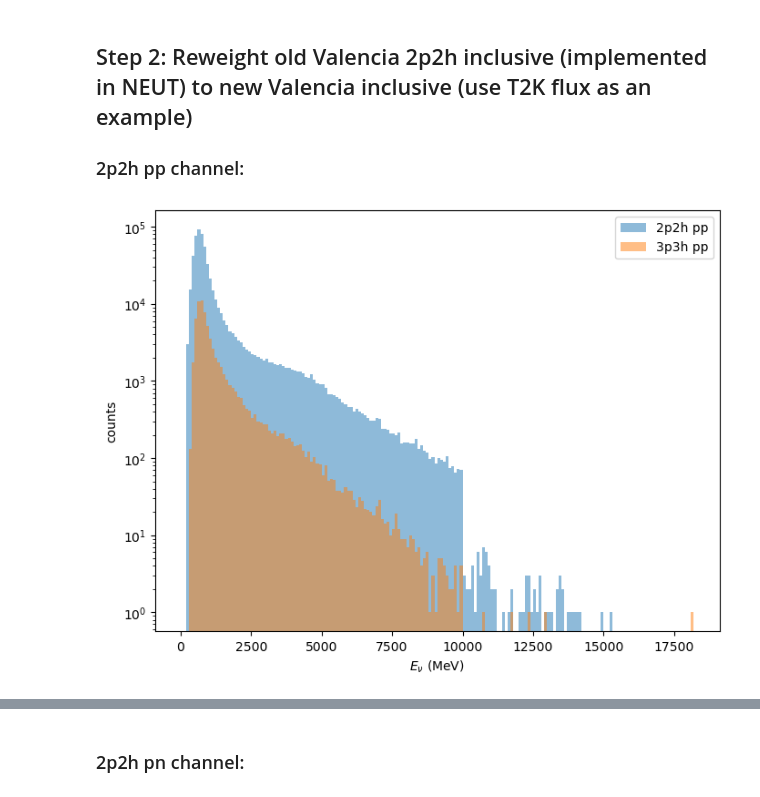
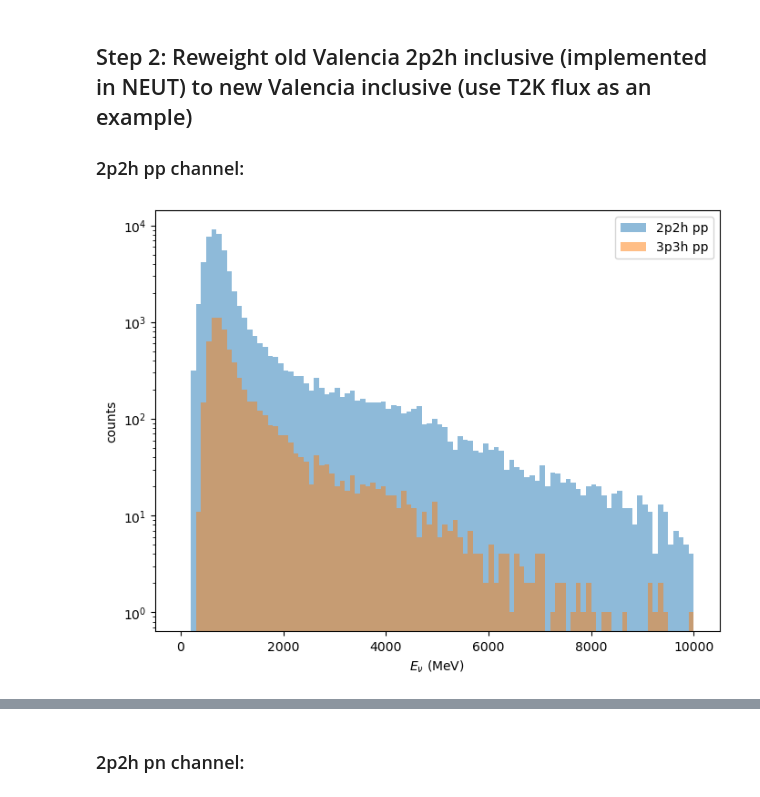
Before and after one commit to lgiannes/BDTReweight, a Jupyter notebook: examples/Valencia_2p2h_NEUT_OldValencia_to_inclusive_to_exclusive_reweight copy.ipynb, the cells around one changed output, grey strips where cells are left out. Saved outputs shown, nothing was run; the diff lists cells and outputs as text; code cells hidden in the pictures.

Commit message:
Focus on Enu < 10GeV old Valencia (NEUT) events; ensure new Valencia inclusive / exclusive has nucleon1 as leading nucleon, nucleon2 as subleading proton

```diff
--- a/examples/Valencia_2p2h_NEUT_OldValencia_to_inclusive_to_exclusive_reweight copy.ipynb
+++ b/examples/Valencia_2p2h_NEUT_OldValencia_to_inclusive_to_exclusive_reweight copy.ipynb
@@ -15,7 +15,8 @@ import numpy as np
 oldInclusive = {}
 newInclusive = {}
 newExclusive = {}
-size = 1000000
+# size = 1000000
+size = 100000
 # %% [markdown]
 ## Step 1: Deal with NEUT old Valencia 3p3h final state events
 
@@ -26,9 +27,14 @@ size = 1000000
 # old Valencia inclusive as implemented in NEUT: (total entries: 10000000)
 tree_neut = NuisanceFlatTree('/exp/minerva/data/users/zihaolin/MC_outputs/Valencia/NEUT_output_files/NEUT:OldValencia_2p2h_t2kFlux_10k.root.GenericVectors.root',
         entry_start = 0, entry_stop = size)
+
+# drop Enu > 10 GeV events for now
+tree_neut.update_tree_with_mask(tree_neut._flattree_vars['Enu_true'] <= 10.0)
+
 # 3p3h events has nfsp == 4
 mask = tree_neut._flattree_vars.nfsp == 4
 tree_neut.update_tree_with_mask(mask)
+
 
 
 fsp_pdg = tree_neut._flattree_vars['pdg'][:,1:]
@@ -63,6 +69,10 @@ weight_channel = 'weight_pp'
 # old Valencia inclusive as implemented in NEUT: (total entries: 10000000)
 tree_neut = NuisanceFlatTree('/exp/minerva/data/users/zihaolin/MC_outputs/Valencia/NEUT_output_files/NEUT:OldValencia_2p2h_t2kFlux_10k.root.GenericVectors.root',
         entry_start = 0, entry_stop = size)
+
+# drop Enu > 10 GeV events for now
+tree_neut.update_tree_with_mask(tree_neut._flattree_vars['Enu_true'] <= 10.0)
+
 mask = tree_neut.get_mask_topology({'muon':'==1','proton':'==2','neutron':'==0'})
 tree_neut.update_tree_with_mask(mask)
 
@@ -101,6 +111,27 @@ newExclusive[category] = uproot.open(f'{data_folder}/KinematicVariables_Enu=_T2K
 newInclusive[category] = newInclusive[category].loc[newInclusive[category][weight_channel]>=0]
 newExclusive[category] = newExclusive[category].loc[newExclusive[category][weight_channel]>=0]
 
+# drop Enu > 10 GeV for now
+newInclusive[category] = newInclusive[category].loc[newInclusive[category]['neutrino_E'] <= 10000.0]
+newExclusive[category] = newExclusive[category].loc[newExclusive[category]['neutrino_E'] <= 10000.0]
+
+# relabel nucleon 1 and 2 to ensure nucleon1_out_E >= nucleon2_out_E
+mask = newInclusive[category]['nucleon1_out_E'] < newInclusive[category]['nucleon2_out_E']
+newInclusive[category].loc[mask, ['nucleon1_out_E', 'nucleon2_out_E']] = newInclusive[category].loc[mask, ['nucleon2_out_E', 'nucleon1_out_E']].to_numpy()
+newInclusive[category].loc[mask, ['nucleon1_out_P', 'nucleon2_out_P']] = newInclusive[category].loc[mask, ['nucleon2_out_P', 'nucleon1_out_P']].to_numpy()
+newInclusive[category].loc[mask, ['nucleon1_out_Px', 'nucleon2_out_Px']] = newInclusive[category].loc[mask, ['nucleon2_out_Px', 'nucleon1_out_Px']].to_numpy()
+newInclusive[category].loc[mask, ['nucleon1_out_Py', 'nucleon2_out_Py']] = newInclusive[category].loc[mask, ['nucleon2_out_Py', 'nucleon1_out_Py']].to_numpy()
+newInclusive[category].loc[mask, ['nucleon1_out_Pz', 'nucleon2_out_Pz']] = newInclusive[category].loc[mask, ['nucleon2_out_Pz', 'nucleon1_out_Pz']].to_numpy()
+
+mask = newExclusive[category]['nucleon1_out_E'] < newExclusive[category]['nucleon2_out_E']
+newExclusive[category].loc[mask, ['nucleon1_out_E', 'nucleon2_out_E']] = newExclusive[category].loc[mask, ['nucleon2_out_E', 'nucleon1_out_E']].to_numpy()
+newExclusive[category].loc[mask, ['nucleon1_out_P', 'nucleon2_out_P']] = newExclusive[category].loc[mask, ['nucleon2_out_P', 'nucleon1_out_P']].to_numpy()
+newExclusive[category].loc[mask, ['nucleon1_out_Px', 'nucleon2_out_Px']] = newExclusive[category].loc[mask, ['nucleon2_out_Px', 'nucleon1_out_Px']].to_numpy()
+newExclusive[category].loc[mask, ['nucleon1_out_Py', 'nucleon2_out_Py']] = newExclusive[category].loc[mask, ['nucleon2_out_Py', 'nucleon1_out_Py']].to_numpy()
+newExclusive[category].loc[mask, ['nucleon1_out_Pz', 'nucleon2_out_Pz']] = newExclusive[category].loc[mask, ['nucleon2_out_Pz', 'nucleon1_out_Pz']].to_numpy()
+
+
+
 newInclusive[category] = newInclusive[category].rename(columns = variables)
 newExclusive[category] = newExclusive[category].rename(columns = variables)
 
@@ -111,8 +142,6 @@ for df in [newInclusive[category], newExclusive[category]]:
     df['q0'] = df['qtransfer_E']
     df['q3'] = df['qtransfer_P']
     df['Q2'] = df['q3']**2 - df['q0']**2
-
-
 
 
 
@@ -130,34 +159,34 @@ plt.show()
 ratio = (n2p2h + n3p3h) / n2p2h
 ratio = np.nan_to_num(ratio, nan=1.0, posinf=1.0, neginf=1.0)
 nthbin = np.searchsorted(bins, oldInclusive[category]['init_neutrino_E'], side="right") - 1
 
 # customize an original weight for old valencia
 oldInclusive[category]['weight0'] = np.ones(len(oldInclusive[category])) * np.sum(newInclusive[category][weight_channel]) / len(oldInclusive[category])
 oldInclusive[category]['weight0'] = oldInclusive[category]['weight0'] * ratio[nthbin]
 
 
 
 
 
 # reweight to new inclusive first:
 # train reweighter
 reweight_variables = [
     'leading_proton_px', 'leading_proton_py', 'leading_proton_pz',
     'subleading_proton_px', 'subleading_proton_py', 'subleading_proton_pz',
     'leading_muon_py', 'leading_muon_pz',
     # 'init_neutrino_E'
 ]
 
 reweighter = Reweighter(n_estimators=200, learning_rate=0.1, max_depth=4, min_samples_leaf=20, gb_args={'subsample': 1.0})
 reweighter.fit(oldInclusive[category][reweight_variables], newInclusive[category][reweight_variables],
             original_weight=oldInclusive[category]['weight0'],
             target_weight=newInclusive[category][weight_channel]
 )
 reweighter.save_to_pickle(f'/exp/minerva/data/users/zihaolin/BDTReweighters/saved_reweighters_pickle/Valencia/reweighter_T2K_flux_Valencia_2p2h_oldInclusive_to_newInclusive_{category}.pkl')
 # # load from saved:
 # reweighter = Reweighter.load_from_pickle(f'/exp/minerva/data/users/zihaolin/BDTReweighters/saved_reweighters_pickle/Valencia/reweighter_T2K_flux_Valencia_2p2h_oldInclusive_to_newInclusive_{category}.pkl')
 # %% [output]
-[figure, old version]
+[figure, new version]
 # %%
 # predict weights and plot
 oldInclusive[category]['weight1'] = reweighter.predict_matched_total_weights(oldInclusive[category][reweight_variables],
```
Also changed, not shown: parts of 8 cells of this notebook.
